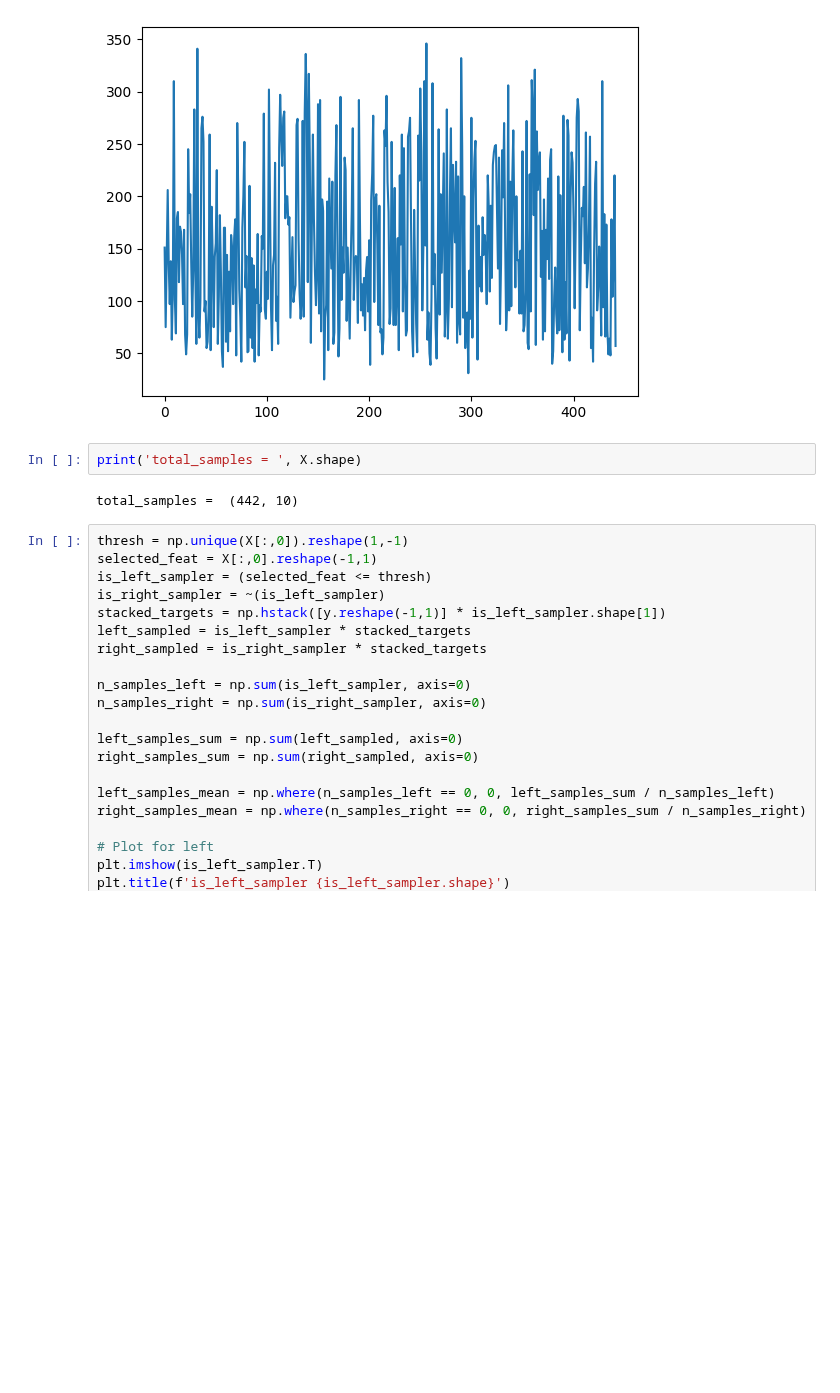
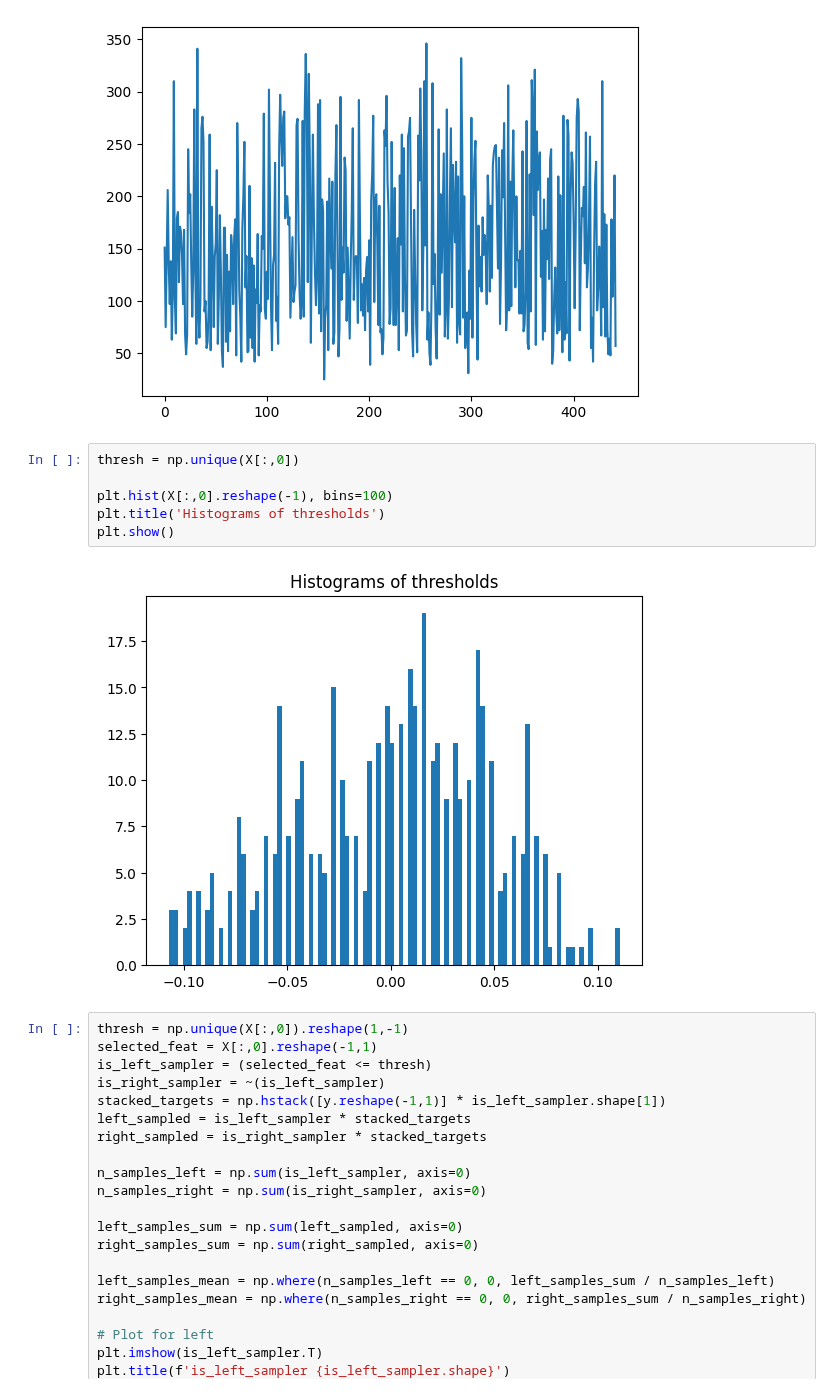
Before and after one commit to jumzzz/prob-ml, a Jupyter notebook: ch18/decision_trees/implementation/01-impl-split-sampler.ipynb, the cells around one changed output. Drawn from its saved outputs; the diff is of its cells as text; blank space fills up the shorter version.

```diff
--- a/ch18/decision_trees/implementation/01-impl-split-sampler.ipynb
+++ b/ch18/decision_trees/implementation/01-impl-split-sampler.ipynb
@@ -19,10 +19,14 @@ please provide us feedback at https://github.com/pandas-dev/pandas/issues/54466
 
   import pandas as pd
 [figure]
-# %%
-print('total_samples = ', X.shape)
-# %% [output]
-total_samples =  (442, 10)
+# %%
+thresh = np.unique(X[:,0])
+
+plt.hist(X[:,0].reshape(-1), bins=100)
+plt.title('Histograms of thresholds')
+plt.show()
+# %% [output]
+[figure, added]
 # %%
 thresh = np.unique(X[:,0]).reshape(1,-1)
 selected_feat = X[:,0].reshape(-1,1)
```
Also changed, not shown: parts of 1 cell of this notebook.
